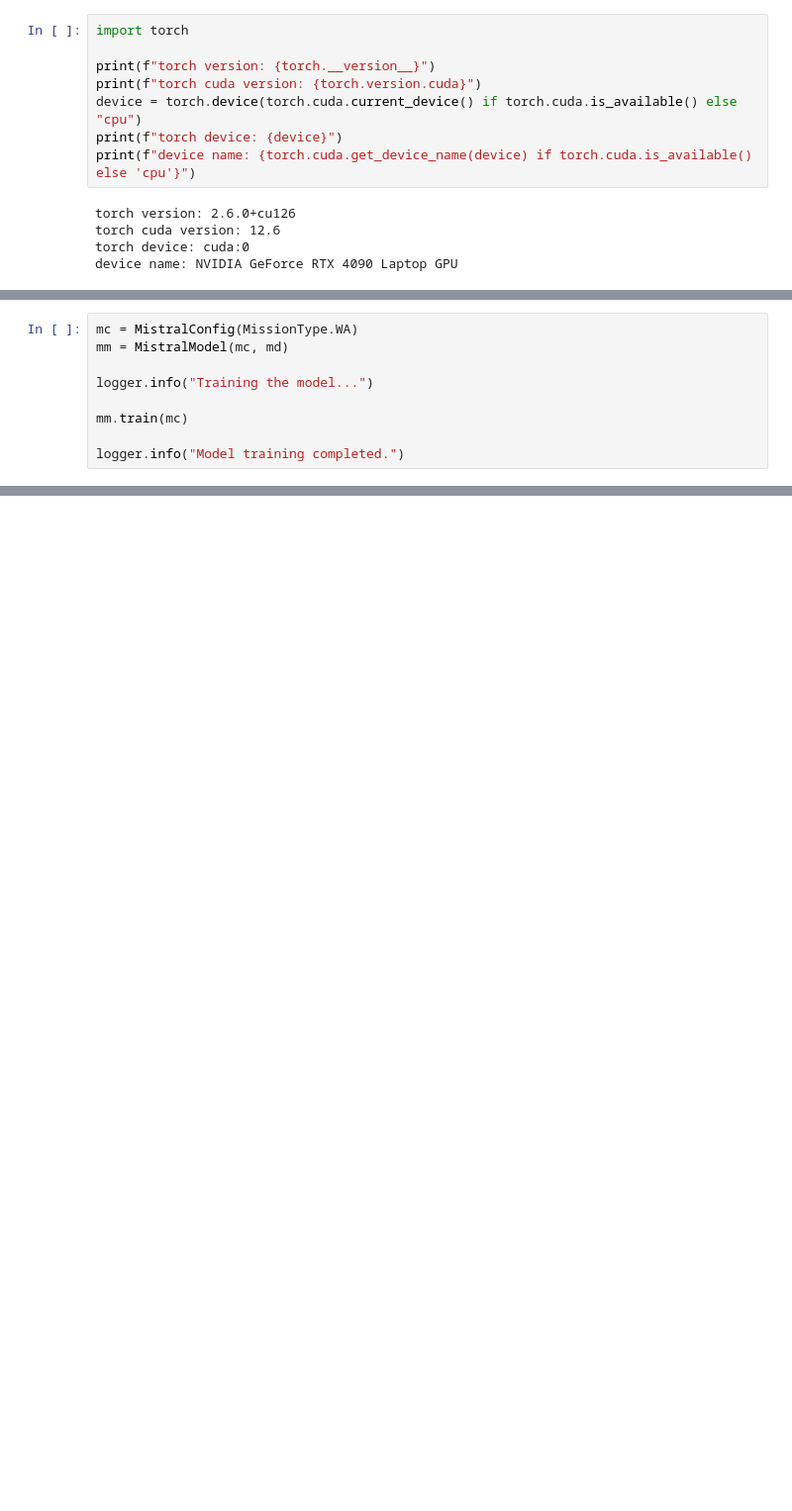
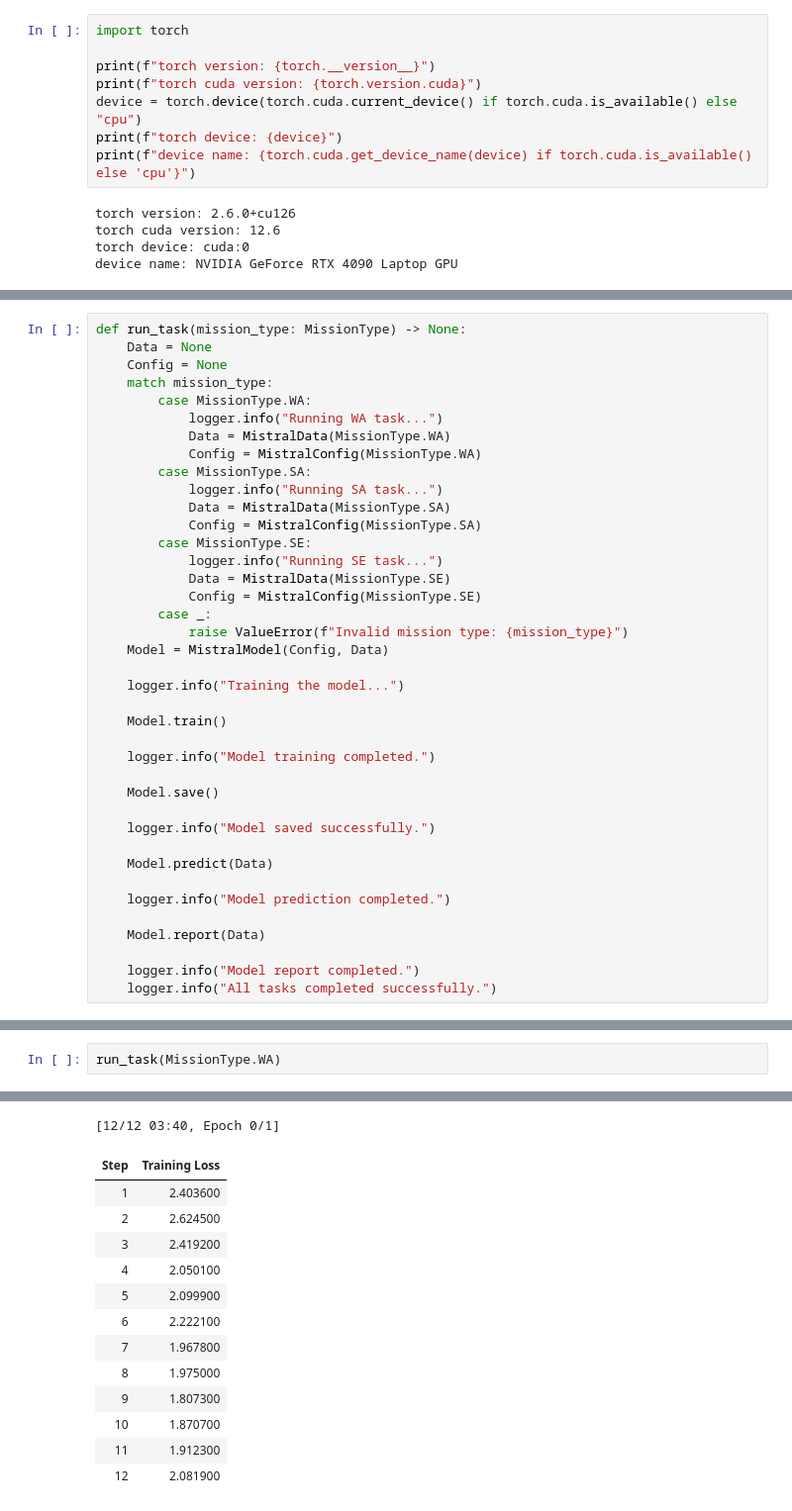
Before and after one commit to willren318/SEEK-GenAI-Project, a Jupyter notebook: CODE/fine_tuning_mistral_7b.ipynb, the cells around one changed output, grey strips where cells are left out. Shown: that part at 99% size. Drawn from its saved outputs; the diff is of its cells as text; blank space fills up the shorter version.

```diff
--- a/CODE/fine_tuning_mistral_7b.ipynb
+++ b/CODE/fine_tuning_mistral_7b.ipynb
@@ -337,9 +469,39 @@ class MistralModel:
 # %%
-mc = MistralConfig(MissionType.WA)
-mm = MistralModel(mc, md)
+def run_task(mission_type: MissionType) -> None:
+    Data = None
+    Config = None
+    match mission_type:
+        case MissionType.WA:
+            logger.info("Running WA task...")
+            Data = MistralData(MissionType.WA)
+            Config = MistralConfig(MissionType.WA)
+        case MissionType.SA:
+            logger.info("Running SA task...")
+            Data = MistralData(MissionType.SA)
+            Config = MistralConfig(MissionType.SA)
+        case MissionType.SE:
+            logger.info("Running SE task...")
+            Data = MistralData(MissionType.SE)
+            Config = MistralConfig(MissionType.SE)
+        case _:
+            raise ValueError(f"Invalid mission type: {mission_type}")
+    Model = MistralModel(Config, Data)
 
-logger.info("Training the model...")
+    logger.info("Training the model...")
 
-mm.train(mc)
+    Model.train()
 
-logger.info("Model training completed.")
+    logger.info("Model training completed.")
+
+    Model.save()
+
+    logger.info("Model saved successfully.")
+
+    Model.predict(Data)
+
+    logger.info("Model prediction completed.")
+
+    Model.report(Data)
+
+    logger.info("Model report completed.")
+    logger.info("All tasks completed successfully.")
@@ -444,0 +508,3 @@ F1 Score: 0.789106920685868
+# %%
+run_task(MissionType.WA)
+# %% [output]
@@ -444,0 +526,14 @@ F1 Score: 0.789106920685868
+[12/12 03:40, Epoch 0/1]
+| Step | Training Loss |
+| 1 | 2.403600 |
+| 2 | 2.624500 |
+| 3 | 2.419200 |
+| 4 | 2.050100 |
+| 5 | 2.099900 |
+| 6 | 2.222100 |
+| 7 | 1.967800 |
+| 8 | 1.975000 |
+| 9 | 1.807300 |
+| 10 | 1.870700 |
+| 11 | 1.912300 |
+| 12 | 2.081900 |
```
Also changed, not shown: parts of 9 cells of this notebook, 10 other files.
